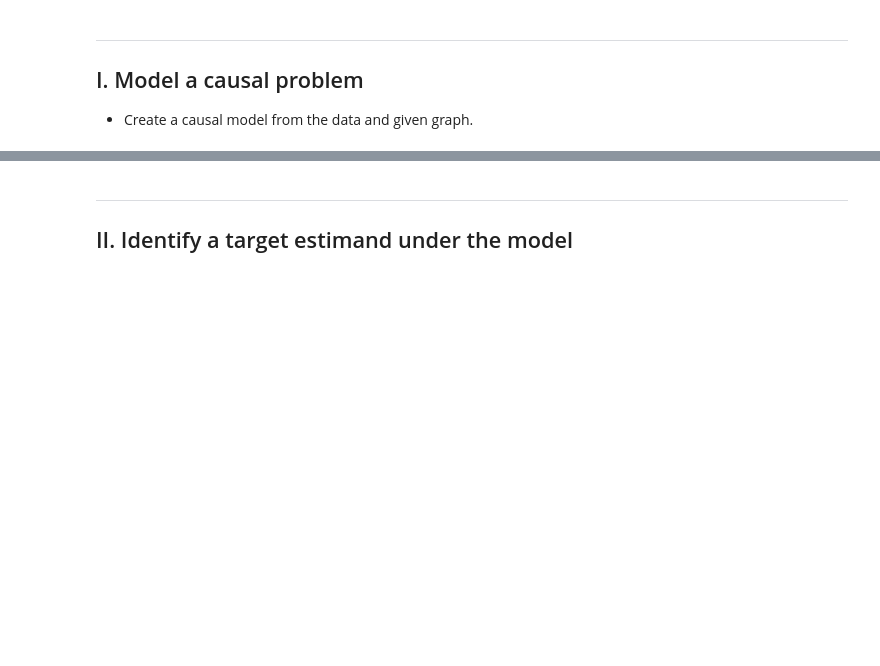
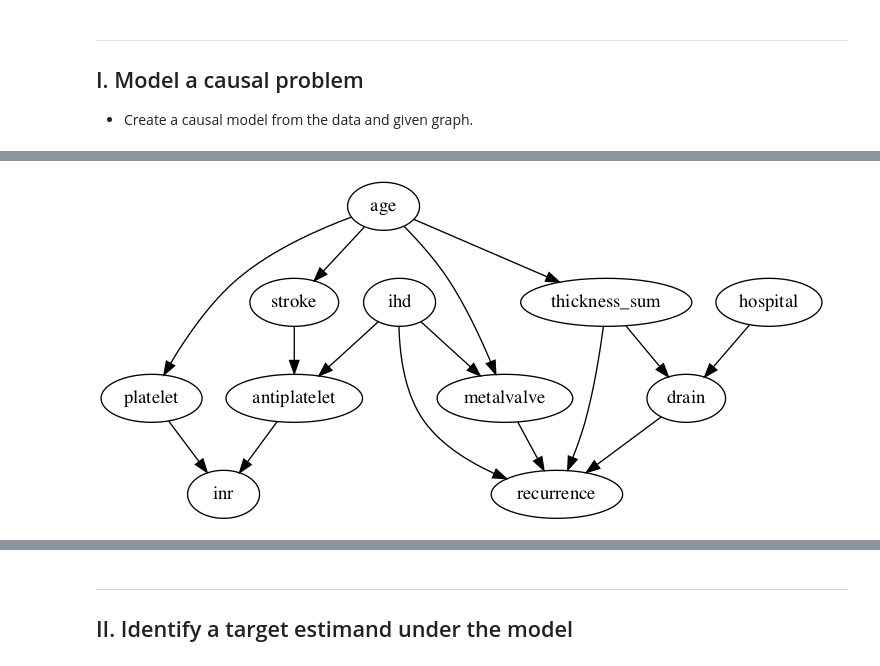
Before and after one commit to c-abbott/surviving-the-icu, a Jupyter notebook: src/notebooks/csdh_regression_estimation.ipynb, the cells around one changed output, grey strips where cells are left out. Saved outputs shown, nothing was run; the diff lists cells and outputs as text; code cells hidden in the pictures; blank space fills up the shorter version.

```diff
--- a/src/notebooks/csdh_regression_estimation.ipynb
+++ b/src/notebooks/csdh_regression_estimation.ipynb
@@ -76,6 +93,10 @@ mp_model = CausalModel(data=csdh,
 # %%
 data_model = CausalModel(data=csdh,
                          treatment='drain',
                          outcome='recurrence',
-                         graph='../causal_graphs/data_dag.dot'.replace("\n", " "))
+                         graph='../causal_graphs/small_data_dag.dot'.replace("\n", " "))
+data_model.view_model()
+display(Image(filename="causal_model.png"))
+# %% [output]
+[figure, added]
 # %%
```
Also changed, not shown: parts of 55 cells of this notebook.
